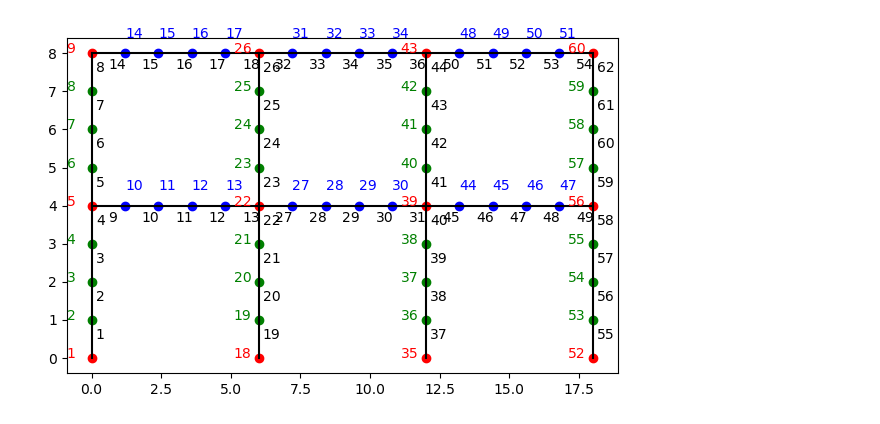
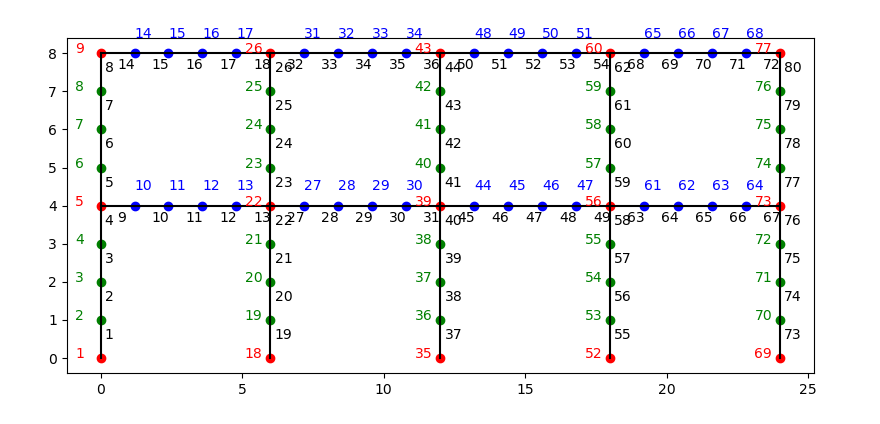
Before and after one commit to Anwar8/Blaze, a Jupyter notebook: POC/mesh_decomposition.ipynb, the cells around one changed output. Cells and saved outputs as stored; diff of their text form; code cells hidden in the pictures.

```diff
--- a/POC/mesh_decomposition.ipynb
+++ b/POC/mesh_decomposition.ipynb
@@ -7,14 +7,14 @@ import numpy as np
 from scipy.sparse import csgraph
 from scipy.sparse.linalg import eigsh
 # %%
-n_bays = 3
+n_bays = 4
 n_floors = 2
 a_frame = frame.frame(num_bays = n_bays, num_floors = n_floors,
                 bay_length = 6, floor_height = 4,
                 elements_per_bay = 5, elements_per_floor = 4)
 a_frame.plot_mesh()
 # %% [output]
-[figure, old version]
+[figure, new version]
 # %%
 def create_node_dual_graph(nodes, elements):
     G = nx.Graph()
```
Also changed, not shown: parts of 5 cells of this notebook, 2 other files.
